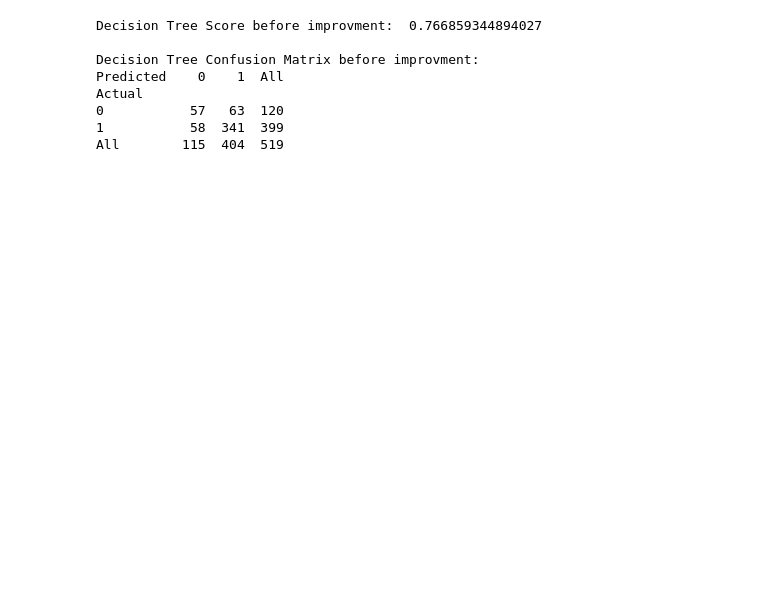
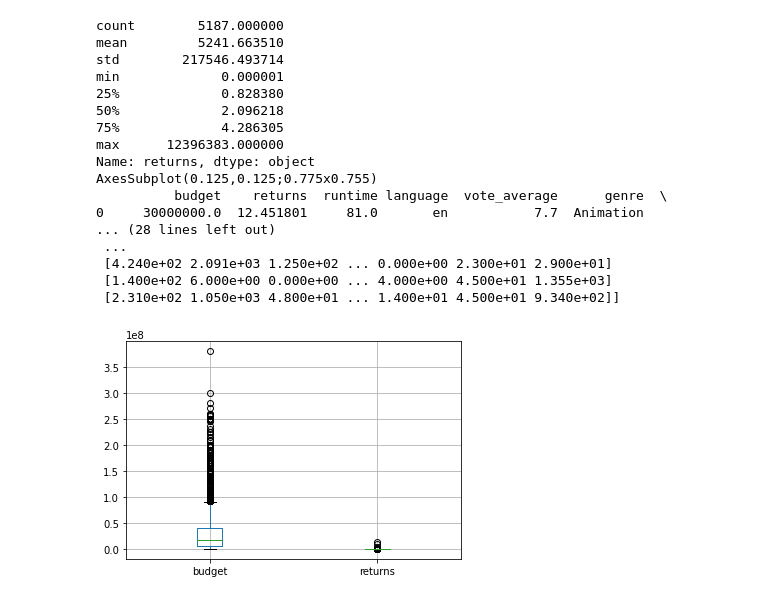
Before and after one commit to evandervanwolfswinkel/Movie_Revenue_Classifier, a Jupyter notebook: Datamining_endproject/Second part.ipynb, the cells around one changed output. Cells and saved outputs as stored; diff of their text form; code cells hidden in the pictures; blank space fills up the shorter version.

```diff
--- a/Datamining_endproject/Second part.ipynb
+++ b/Datamining_endproject/Second part.ipynb
@@ -6,6 +6,7 @@ from sklearn.model_selection import train_test_split
 from sklearn.preprocessing import OrdinalEncoder
 from sklearn.preprocessing import LabelEncoder
 from sklearn.metrics import confusion_matrix
+from sklearn.metrics import plot_confusion_matrix
 from pandas import DataFrame
 from pandas import options
 from pandas import crosstab
@@ -13,6 +14,7 @@ import numpy as np
 import csv
 import ast
 import matplotlib.pyplot as plt
+
 
 def RepresentsInt(s):
     try:
@@ -42,59 +44,63 @@ with open('./data/movies_metadata.csv', newline='', encoding="utf8") as f:
         try:
             prodcountrylistdict = ast.literal_eval(row['production_countries'][0:])
             prodcountry = prodcountrylistdict[0]['name']
         except:
             prodcountry = ""
 
         try:
             prodcomplistdict = ast.literal_eval(row['production_companies'][0:])
             prodcomp = prodcomplistdict[0]['name']
         except:
             prodcomp = ""
 
         if row['budget'] != "0" and row['revenue'] != "0" and RepresentsInt(row['budget']) and row['runtime'] != "" and genre != "" and prodcountry != "" and prodcomp != "":
 
             budget = float(row['budget'])
             revenue = float(row['revenue'])
             runtime = float(row['runtime'])
             language = str(row['original_language'])
             vote_average = float(row['vote_average'])
+            returns = revenue / budget
 
+            if revenue > 7000000 and returns > 1:
+                revenue = "Profitable"
+            else:
+                revenue = "Not Profitable"
 
-            if revenue > 7017731:
-                revenue = 1
-            else:
-                revenue = 0
-
-            moviesdata.append([budget,runtime,language,vote_average,genre,prodcountry,prodcomp])
+            moviesdata.append([budget,returns,runtime,language,vote_average,genre,prodcountry,prodcomp])
             profitclass.append(revenue)
 
-moviesdata = DataFrame(moviesdata)
-profitclass = DataFrame(profitclass)
+moviesdata = DataFrame(moviesdata,columns=["budget","returns","runtime","language","vote_average","genre","prodcountry","prodcomp"])
+profitclass = DataFrame(profitclass,columns=["revenue"])
+
+print(moviesdata['returns'].describe().apply(lambda x: format(x, 'f')))
+print(moviesdata.boxplot(column=['budget', 'returns']))
+
+print(moviesdata)
 
 ordinal = OrdinalEncoder()
 X = ordinal.fit_transform(moviesdata)
+print(X)
 
 y = np.ravel(profitclass)
 
-X_train, X_test, y_train, y_test = train_test_split(X, y,test_size = 0.10)
-
-# Decision tree just with scikit learn
-classifier = tree.DecisionTreeClassifier()
-classifier = classifier.fit(X_train, y_train)
-
-pred_dt = classifier.score(X_test, y_test)
-print("Decision Tree Score before improvment: ", pred_dt, "\n")
-
-y_test_predicted_dt = classifier.predict(X_test)
-df_confusion_dt = crosstab(y_test, y_test_predicted_dt, rownames=['Actual'], colnames=['Predicted'], margins=True)
-print("Decision Tree Confusion Matrix before improvment: ")
-print(df_confusion_dt)
+X_train, X_test, y_train, y_test = train_test_split(X, y,test_size = 0.20)
 # %% [output]
-Decision Tree Score before improvment:  0.766859344894027
-
-Decision Tree Confusion Matrix before improvment:
-Predicted    0    1  All
-Actual
-0           57   63  120
-1           58  341  399
-All        115  404  519
+count        5187.000000
+mean         5241.663510
+std        217546.493714
+min             0.000001
+25%             0.828380
+50%             2.096218
+75%             4.286305
+max      12396383.000000
+Name: returns, dtype: object
+AxesSubplot(0.125,0.125;0.775x0.755)
+          budget    returns  runtime language  vote_average      genre  \
+0     30000000.0  12.451801     81.0       en           7.7  Animation
+... (28 lines left out)
+ ...
+ [4.240e+02 2.091e+03 1.250e+02 ... 0.000e+00 2.300e+01 2.900e+01]
+ [1.400e+02 6.000e+00 0.000e+00 ... 4.000e+00 4.500e+01 1.355e+03]
+ [2.310e+02 1.050e+03 4.800e+01 ... 1.400e+01 4.500e+01 9.340e+02]]
+[figure, added]
```
Also changed, not shown: parts of 4 cells of this notebook.
